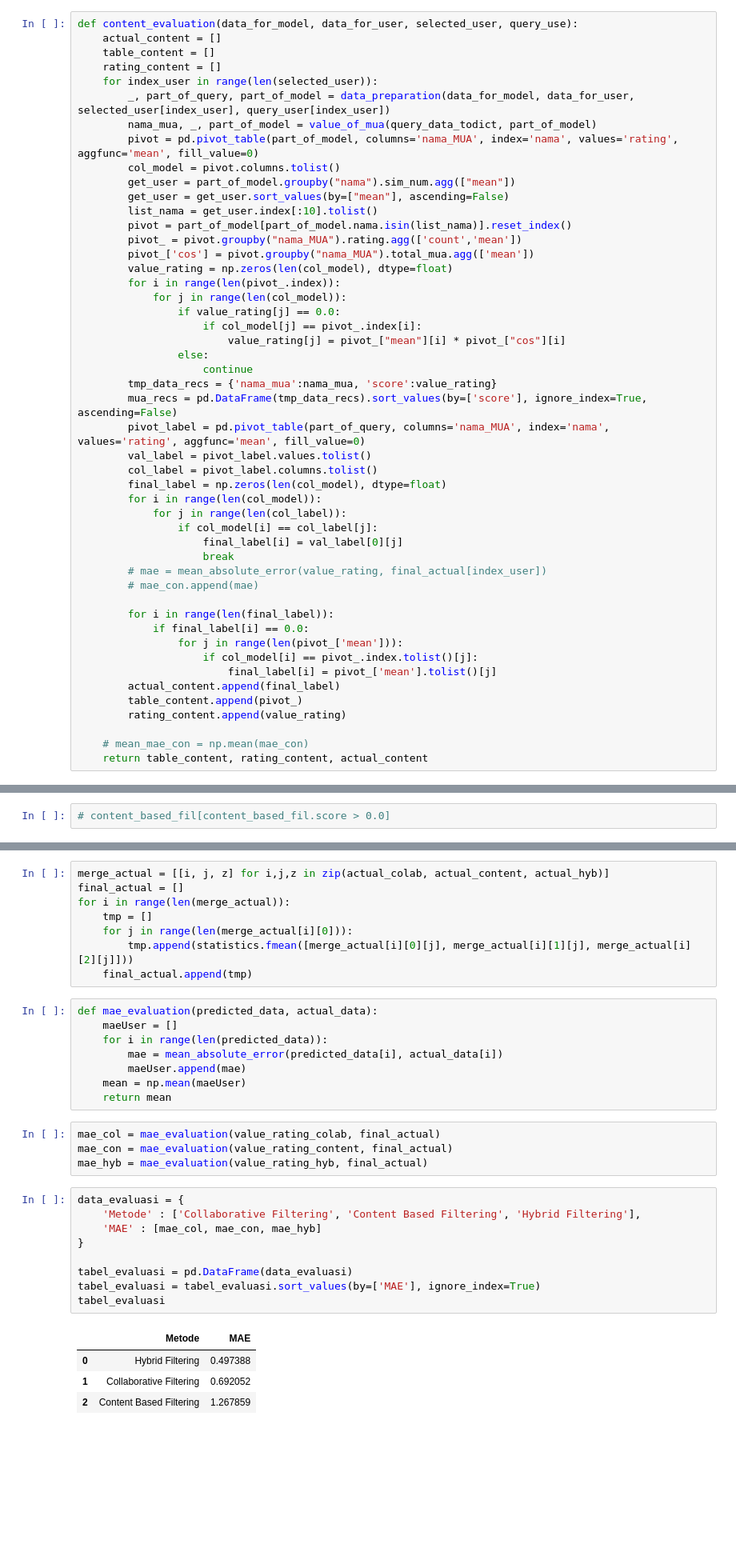
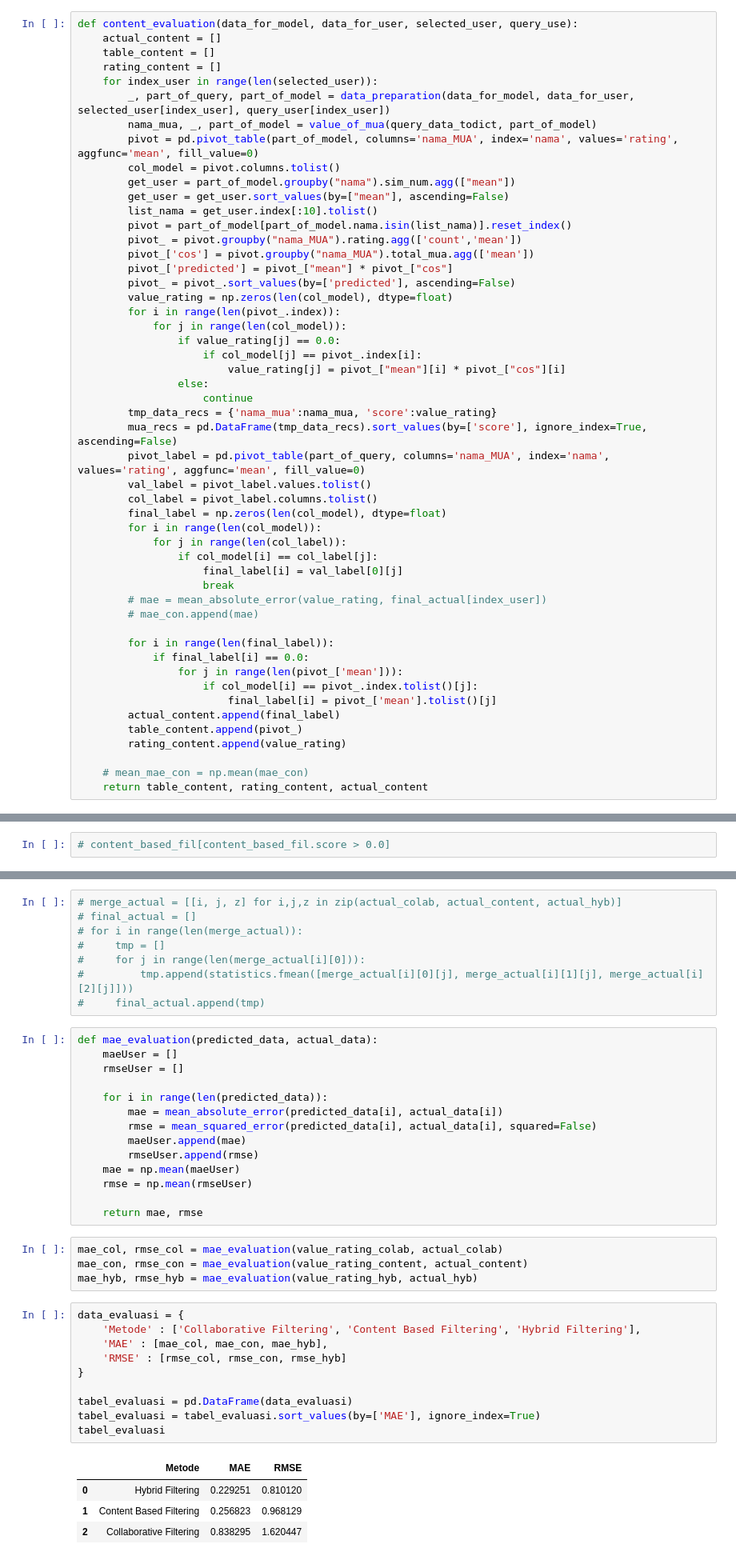
Before and after one commit to narandharanggi/MUA, a Jupyter notebook: hybrid_method_revision_2.ipynb, the cells around one changed output, grey strips where cells are left out. Shown: that part at 80% size. Drawn from its saved outputs; the diff is of its cells as text; blank space fills up the shorter version.

```diff
--- a/hybrid_method_revision_2.ipynb
+++ b/hybrid_method_revision_2.ipynb
@@ -657,6 +745,8 @@ def content_evaluation(data_for_model, data_for_user, selected_user, query_use):
         pivot = part_of_model[part_of_model.nama.isin(list_nama)].reset_index()
         pivot_ = pivot.groupby("nama_MUA").rating.agg(['count','mean'])
         pivot_['cos'] = pivot.groupby("nama_MUA").total_mua.agg(['mean'])
+        pivot_['predicted'] = pivot_["mean"] * pivot_["cos"]
+        pivot_ = pivot_.sort_values(by=['predicted'], ascending=False)
         value_rating = np.zeros(len(col_model), dtype=float)
         for i in range(len(pivot_.index)):
             for j in range(len(col_model)):
@@ -716,35 +806,42 @@ content_based_fil[0]
 # %%
-merge_actual = [[i, j, z] for i,j,z in zip(actual_colab, actual_content, actual_hyb)]
-final_actual = []
-for i in range(len(merge_actual)):
-    tmp = []
-    for j in range(len(merge_actual[i][0])):
-        tmp.append(statistics.fmean([merge_actual[i][0][j], merge_actual[i][1][j], merge_actual[i][2][j]]))
-    final_actual.append(tmp)
+# merge_actual = [[i, j, z] for i,j,z in zip(actual_colab, actual_content, actual_hyb)]
+# final_actual = []
+# for i in range(len(merge_actual)):
+#     tmp = []
+#     for j in range(len(merge_actual[i][0])):
+#         tmp.append(statistics.fmean([merge_actual[i][0][j], merge_actual[i][1][j], merge_actual[i][2][j]]))
+#     final_actual.append(tmp)
 # %%
 def mae_evaluation(predicted_data, actual_data):
     maeUser = []
+    rmseUser = []
+
     for i in range(len(predicted_data)):
         mae = mean_absolute_error(predicted_data[i], actual_data[i])
+        rmse = mean_squared_error(predicted_data[i], actual_data[i], squared=False)
         maeUser.append(mae)
-    mean = np.mean(maeUser)
-    return mean
+        rmseUser.append(rmse)
+    mae = np.mean(maeUser)
+    rmse = np.mean(rmseUser)
+
+    return mae, rmse
 # %%
-mae_col = mae_evaluation(value_rating_colab, final_actual)
-mae_con = mae_evaluation(value_rating_content, final_actual)
-mae_hyb = mae_evaluation(value_rating_hyb, final_actual)
+mae_col, rmse_col = mae_evaluation(value_rating_colab, actual_colab)
+mae_con, rmse_con = mae_evaluation(value_rating_content, actual_content)
+mae_hyb, rmse_hyb = mae_evaluation(value_rating_hyb, actual_hyb)
 # %%
 data_evaluasi = {
     'Metode' : ['Collaborative Filtering', 'Content Based Filtering', 'Hybrid Filtering'],
-    'MAE' : [mae_col, mae_con, mae_hyb]
+    'MAE' : [mae_col, mae_con, mae_hyb],
+    'RMSE' : [rmse_col, rmse_con, rmse_hyb]
 }
 
 tabel_evaluasi = pd.DataFrame(data_evaluasi)
 tabel_evaluasi = tabel_evaluasi.sort_values(by=['MAE'], ignore_index=True)
 tabel_evaluasi
 # %% [output]
-|  | Metode | MAE |
-| 0 | Hybrid Filtering | 0.497388 |
-| 1 | Collaborative Filtering | 0.692052 |
-| 2 | Content Based Filtering | 1.267859 |
+|  | Metode | MAE | RMSE |
+| 0 | Hybrid Filtering | 0.229251 | 0.810120 |
+| 1 | Content Based Filtering | 0.256823 | 0.968129 |
+| 2 | Collaborative Filtering | 0.838295 | 1.620447 |
 # %%
```
Also changed, not shown: parts of 13 cells of this notebook, 2 other files.
